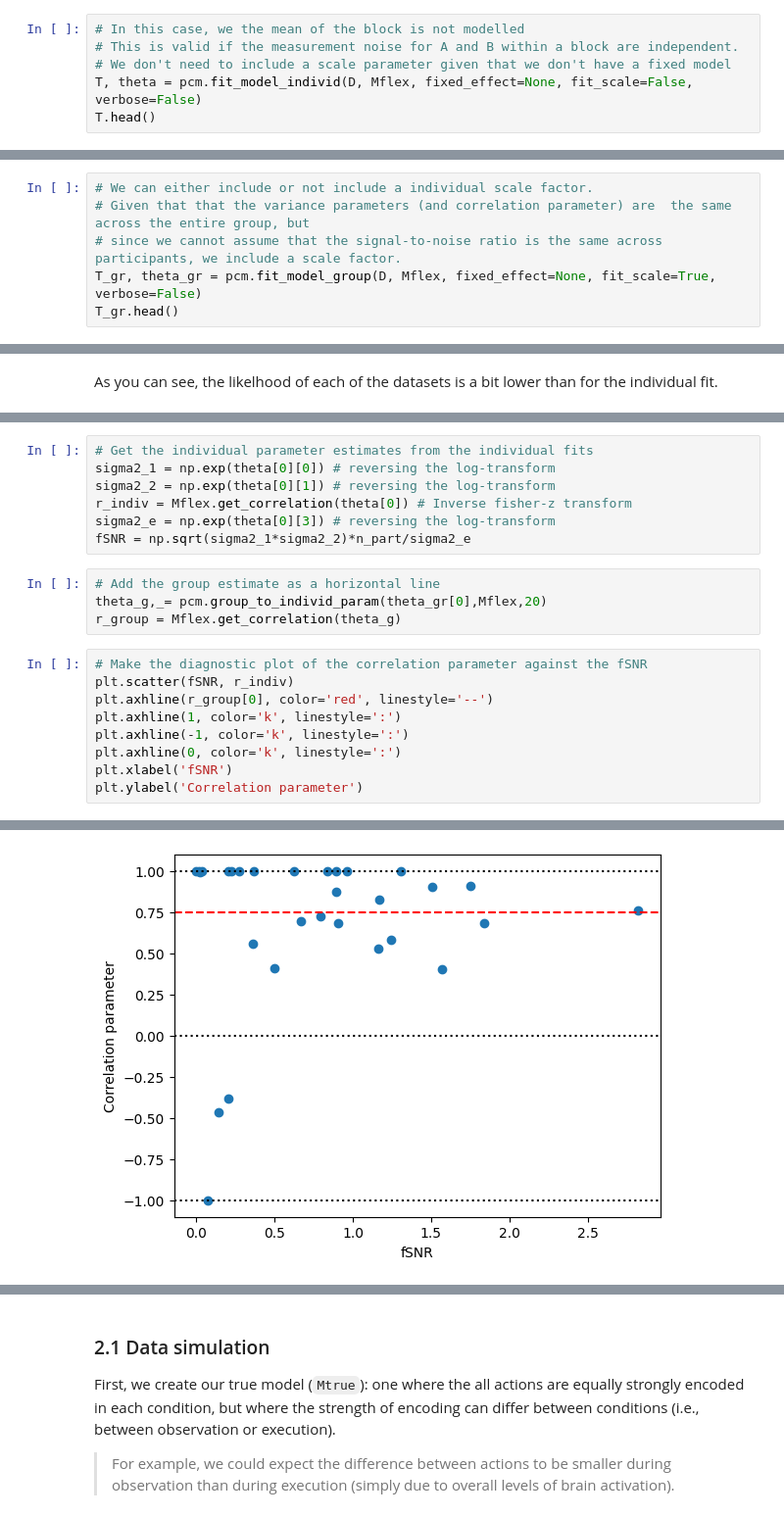
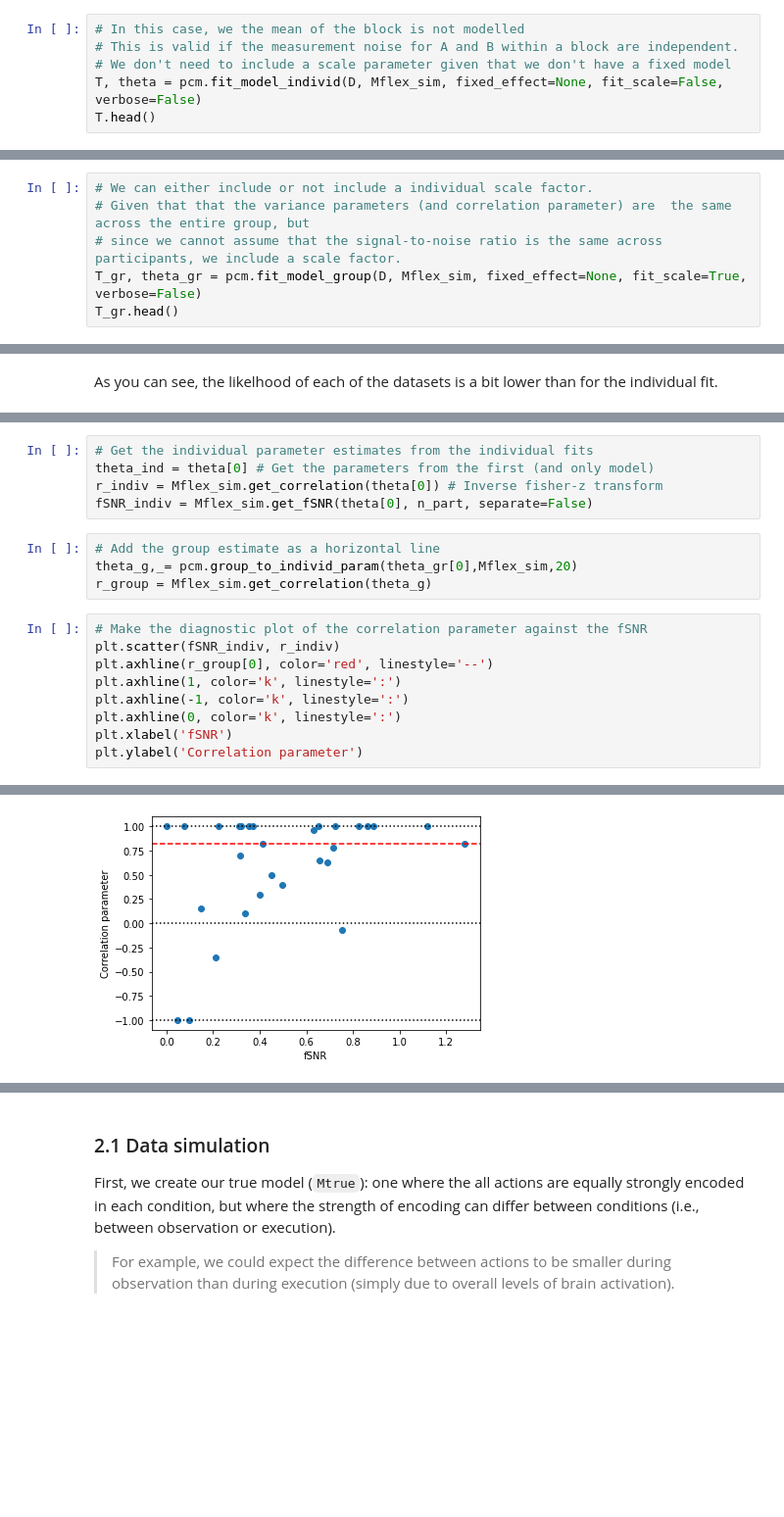
Before and after one commit to DiedrichsenLab/PcmPy, a Jupyter notebook: docs/demos/demo_correlation.ipynb, the cells around one changed output, grey strips where cells are left out. Shown at 98% size. Drawn from its saved outputs; the diff is of its cells as text; blank space fills up the shorter version.

Commit message:
Correlation boostrap and documentation

```diff
--- a/docs/demos/demo_correlation.ipynb
+++ b/docs/demos/demo_correlation.ipynb
@@ -116,7 +112,7 @@ We can now fit the models to all datasets in one go. The resulting dataframe `T`
 # In this case, we the mean of the block is not modelled
 # This is valid if the measurement noise for A and B within a block are independent.
 # We don't need to include a scale parameter given that we don't have a fixed model
-T, theta = pcm.fit_model_individ(D, Mflex, fixed_effect=None, fit_scale=False, verbose=False)
+T, theta = pcm.fit_model_individ(D, Mflex_sim, fixed_effect=None, fit_scale=False, verbose=False)
 T.head()
 # %% [output]
 | variable | likelihood | noise | iterations |
@@ -132,7 +128,7 @@ We can also fit all the datasets together with one single model, allowing only f
 # We can either include or not include a individual scale factor.
 # Given that that the variance parameters (and correlation parameter) are  the same across the entire group, but
 # since we cannot assume that the signal-to-noise ratio is the same across participants, we include a scale factor.
-T_gr, theta_gr = pcm.fit_model_group(D, Mflex, fixed_effect=None, fit_scale=True, verbose=False)
+T_gr, theta_gr = pcm.fit_model_group(D, Mflex_sim, fixed_effect=None, fit_scale=True, verbose=False)
 T_gr.head()
 # %% [output]
 | variable | likelihood | noise | scale | iterations |
@@ -155,25 +154,23 @@ Where $N_{part}$ is the number of partitions/runs per dataset.
 As a diagnostic plot, we recommend plotting the individual correlation parameter estimates against the estimated fSNR.
 # %%
 # Get the individual parameter estimates from the individual fits
-sigma2_1 = np.exp(theta[0][0]) # reversing the log-transform
-sigma2_2 = np.exp(theta[0][1]) # reversing the log-transform
-r_indiv = Mflex.get_correlation(theta[0]) # Inverse fisher-z transform
-sigma2_e = np.exp(theta[0][3]) # reversing the log-transform
-fSNR = np.sqrt(sigma2_1*sigma2_2)*n_part/sigma2_e
+theta_ind = theta[0] # Get the parameters from the first (and only model)
+r_indiv = Mflex_sim.get_correlation(theta[0]) # Inverse fisher-z transform
+fSNR_indiv = Mflex_sim.get_fSNR(theta[0], n_part, separate=False)
 # %%
 # Add the group estimate as a horizontal line
-theta_g,_= pcm.group_to_individ_param(theta_gr[0],Mflex,20)
-r_group = Mflex.get_correlation(theta_g)
+theta_g,_= pcm.group_to_individ_param(theta_gr[0],Mflex_sim,20)
+r_group = Mflex_sim.get_correlation(theta_g)
 # %%
 # Make the diagnostic plot of the correlation parameter against the fSNR
-plt.scatter(fSNR, r_indiv)
+plt.scatter(fSNR_indiv, r_indiv)
 plt.axhline(r_group[0], color='red', linestyle='--')
 plt.axhline(1, color='k', linestyle=':')
 plt.axhline(-1, color='k', linestyle=':')
 plt.axhline(0, color='k', linestyle=':')
 plt.xlabel('fSNR')
 plt.ylabel('Correlation parameter')
 # %% [output]
 Text(0, 0.5, 'Correlation parameter')
-[figure, old version]
+[figure, new version]
 # %% [markdown]
```
Also changed, not shown: parts of 33 cells of this notebook, 7 other files.
